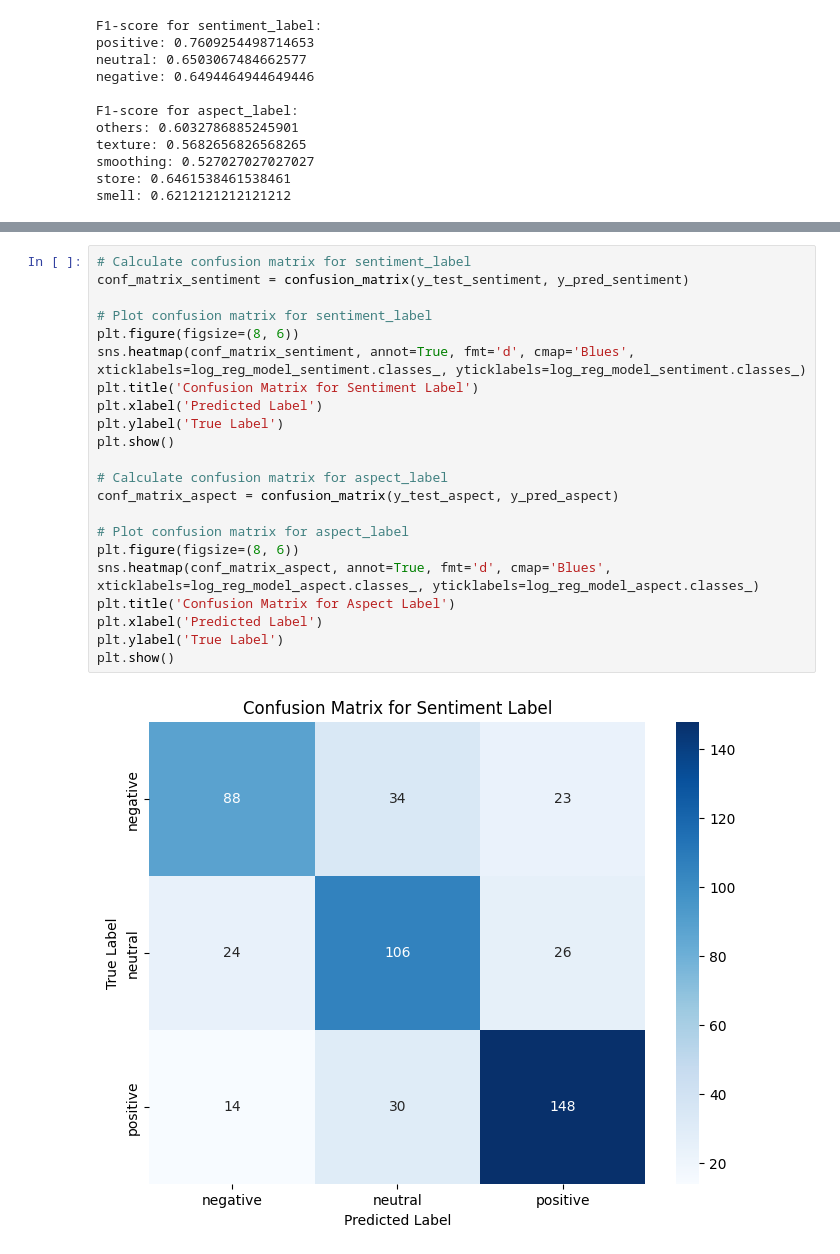
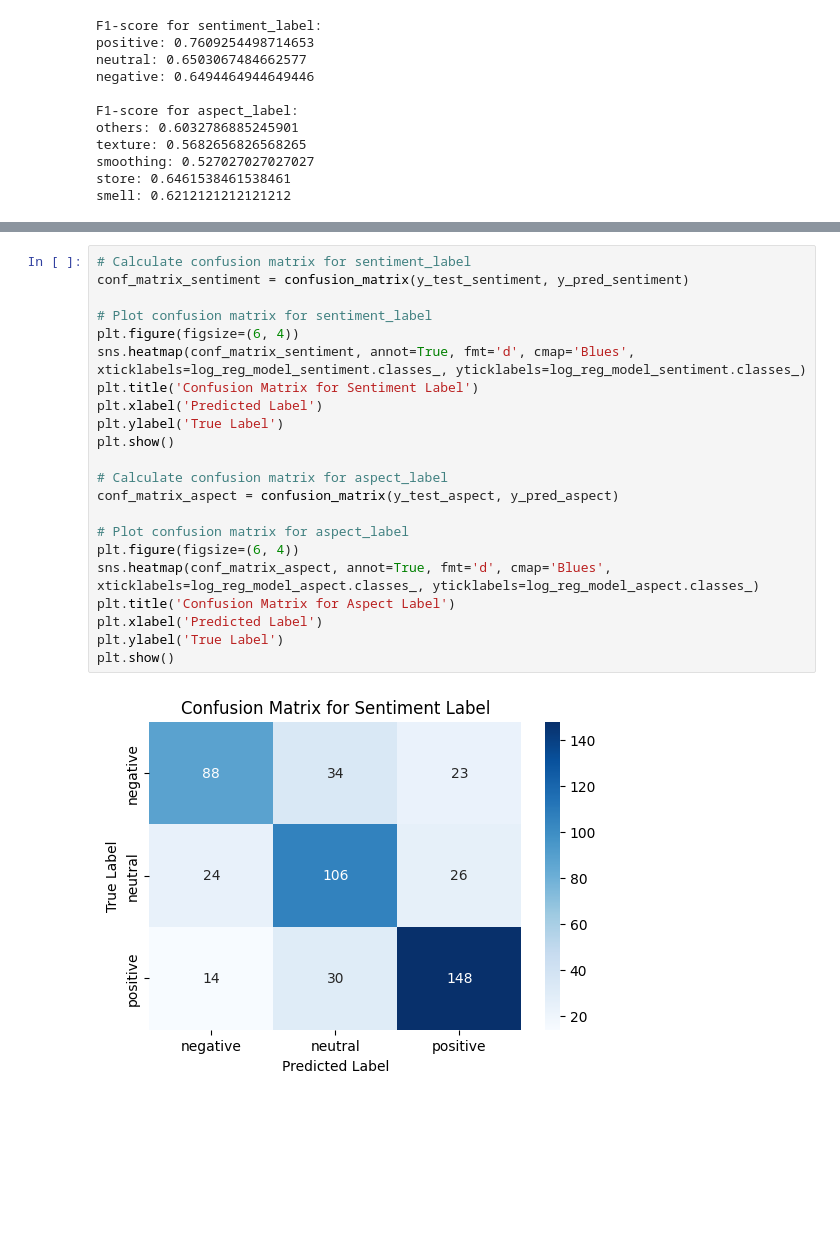
Before and after one commit to dinhtai507/Hasaki_SentimentAnalysis, a Jupyter notebook: notebooks/model.ipynb, the cells around one changed output, grey strips where cells are left out. Cells and saved outputs as stored; diff of their text form; blank space fills up the shorter version.

```diff
--- a/notebooks/model.ipynb
+++ b/notebooks/model.ipynb
@@ -232,24 +248,24 @@ Predictions:
 # %%
 # Calculate confusion matrix for sentiment_label
 conf_matrix_sentiment = confusion_matrix(y_test_sentiment, y_pred_sentiment)
 
 # Plot confusion matrix for sentiment_label
-plt.figure(figsize=(8, 6))
+plt.figure(figsize=(6, 4))
 sns.heatmap(conf_matrix_sentiment, annot=True, fmt='d', cmap='Blues', xticklabels=log_reg_model_sentiment.classes_, yticklabels=log_reg_model_sentiment.classes_)
 plt.title('Confusion Matrix for Sentiment Label')
 plt.xlabel('Predicted Label')
 plt.ylabel('True Label')
 plt.show()
 
 # Calculate confusion matrix for aspect_label
 conf_matrix_aspect = confusion_matrix(y_test_aspect, y_pred_aspect)
 
 # Plot confusion matrix for aspect_label
-plt.figure(figsize=(8, 6))
+plt.figure(figsize=(6, 4))
 sns.heatmap(conf_matrix_aspect, annot=True, fmt='d', cmap='Blues', xticklabels=log_reg_model_aspect.classes_, yticklabels=log_reg_model_aspect.classes_)
 plt.title('Confusion Matrix for Aspect Label')
 plt.xlabel('Predicted Label')
 plt.ylabel('True Label')
 plt.show()
 # %% [output]
-[figure, old version]
+[figure, new version]
```
Also changed, not shown: parts of 15 cells of this notebook, 3 other files.
